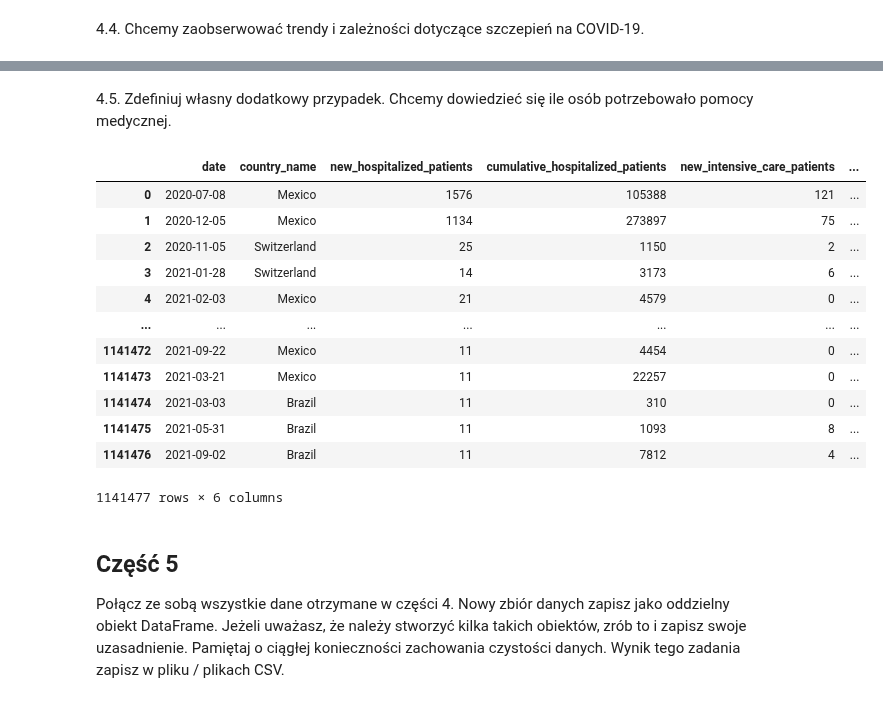
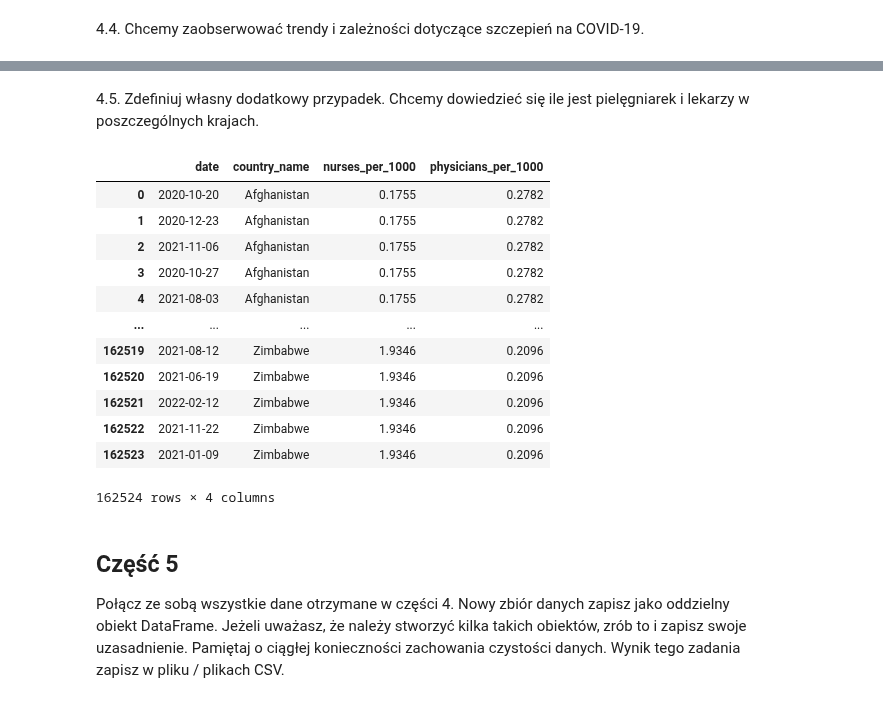
Before and after one commit to JakubKaczmarek5764/BigData1, a Jupyter notebook: main.ipynb, the cells around one changed output, grey strips where cells are left out. Cells and saved outputs as stored; diff of their text form; code cells hidden in the pictures.

```diff
--- a/main.ipynb
+++ b/main.ipynb
@@ -406,49 +407,40 @@ df4
 # %% [markdown]
- 4.5. Zdefiniuj własny dodatkowy przypadek. Chcemy dowiedzieć się ile osób potrzebowało pomocy medycznej.
+ 4.5. Zdefiniuj własny dodatkowy przypadek. Chcemy dowiedzieć się ile jest pielęgniarek i lekarzy w poszczególnych krajach.
 # %%
 query = ("""
 SELECT
     date,
     country_name,
-    new_hospitalized_patients,
-    cumulative_hospitalized_patients,
-    new_intensive_care_patients,
-    cumulative_intensive_care_patients
+    nurses_per_1000,
+    physicians_per_1000
 FROM `bigquery-public-data.covid19_open_data.covid19_open_data`
 WHERE
     date IS NOT NULL AND
     country_name IS NOT NULL AND
-    new_hospitalized_patients IS NOT NULL AND
-    cumulative_hospitalized_patients IS NOT NULL AND
-    new_intensive_care_patients IS NOT NULL AND
-    cumulative_intensive_care_patients IS NOT NULL AND
-    new_hospitalized_patients <= cumulative_hospitalized_patients AND
-    new_intensive_care_patients <= cumulative_intensive_care_patients AND
-    new_hospitalized_patients >= 0 AND
-    new_intensive_care_patients >= 0 AND
-    cumulative_hospitalized_patients >= 0 AND
-    cumulative_intensive_care_patients >= 0
+    nurses_per_1000 >= 0 AND
+    physicians_per_1000 >= 0 AND
+    aggregation_level = 0
     ;
 """)
 query_job = client.query(query)
 query_result = query_job.result()
 df5 = query_result.to_dataframe()
 df5.to_csv("covid_vaccination.csv", index=False)
 df5
 # %% [output]
-|  | date | country_name | new_hospitalized_patients | cumulative_hospitalized_patients | new_intensive_care_patients | ... |
-| 0 | 2020-07-08 | Mexico | 1576 | 105388 | 121 | ... |
-| 1 | 2020-12-05 | Mexico | 1134 | 273897 | 75 | ... |
-| 2 | 2020-11-05 | Switzerland | 25 | 1150 | 2 | ... |
-| 3 | 2021-01-28 | Switzerland | 14 | 3173 | 6 | ... |
-| 4 | 2021-02-03 | Mexico | 21 | 4579 | 0 | ... |
-| ... | ... | ... | ... | ... | ... | ... |
-| 1141472 | 2021-09-22 | Mexico | 11 | 4454 | 0 | ... |
-| 1141473 | 2021-03-21 | Mexico | 11 | 22257 | 0 | ... |
-| 1141474 | 2021-03-03 | Brazil | 11 | 310 | 0 | ... |
-| 1141475 | 2021-05-31 | Brazil | 11 | 1093 | 8 | ... |
-| 1141476 | 2021-09-02 | Brazil | 11 | 7812 | 4 | ... |
+|  | date | country_name | nurses_per_1000 | physicians_per_1000 |
+| 0 | 2020-10-20 | Afghanistan | 0.1755 | 0.2782 |
+| 1 | 2020-12-23 | Afghanistan | 0.1755 | 0.2782 |
+| 2 | 2021-11-06 | Afghanistan | 0.1755 | 0.2782 |
+| 3 | 2020-10-27 | Afghanistan | 0.1755 | 0.2782 |
+| 4 | 2021-08-03 | Afghanistan | 0.1755 | 0.2782 |
+| ... | ... | ... | ... | ... |
+| 162519 | 2021-08-12 | Zimbabwe | 1.9346 | 0.2096 |
+| 162520 | 2021-06-19 | Zimbabwe | 1.9346 | 0.2096 |
+| 162521 | 2022-02-12 | Zimbabwe | 1.9346 | 0.2096 |
+| 162522 | 2021-11-22 | Zimbabwe | 1.9346 | 0.2096 |
+| 162523 | 2021-01-09 | Zimbabwe | 1.9346 | 0.2096 |
-1141477 rows × 6 columns
+162524 rows × 4 columns
 # %% [markdown]
 ## Część 5
 Połącz ze sobą wszystkie dane otrzymane w części 4. Nowy zbiór danych zapisz jako oddzielny obiekt DataFrame. Jeżeli uważasz, że należy stworzyć kilka takich obiektów, zrób to i zapisz swoje uzasadnienie. Pamiętaj o ciągłej konieczności zachowania czystości danych. Wynik tego zadania zapisz w pliku / plikach CSV.
```
Also changed, not shown: parts of 8 cells of this notebook.
